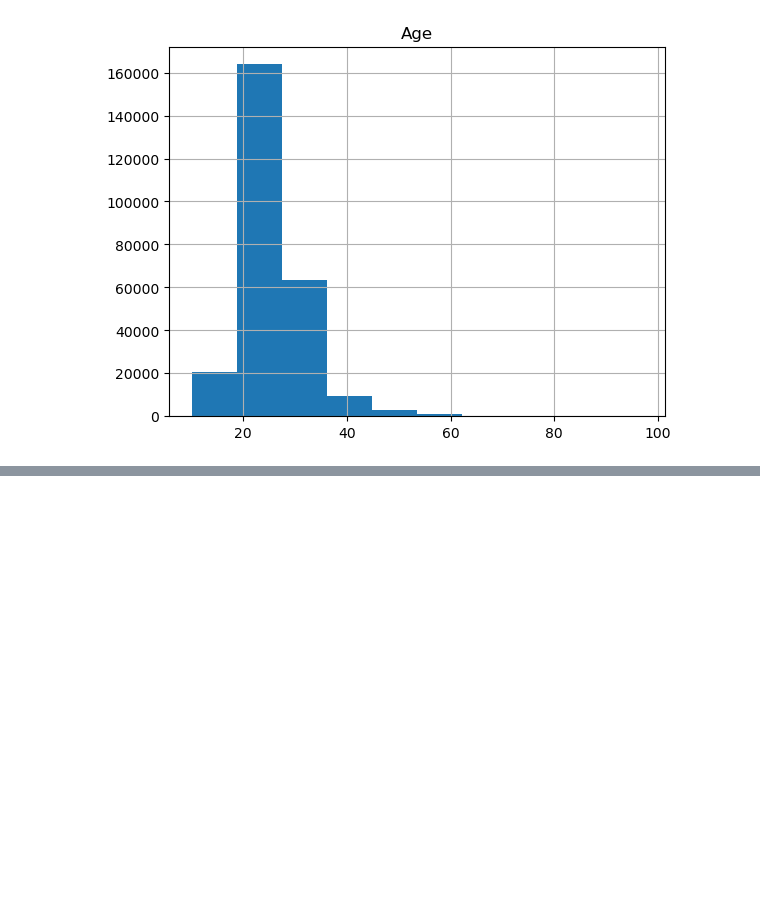
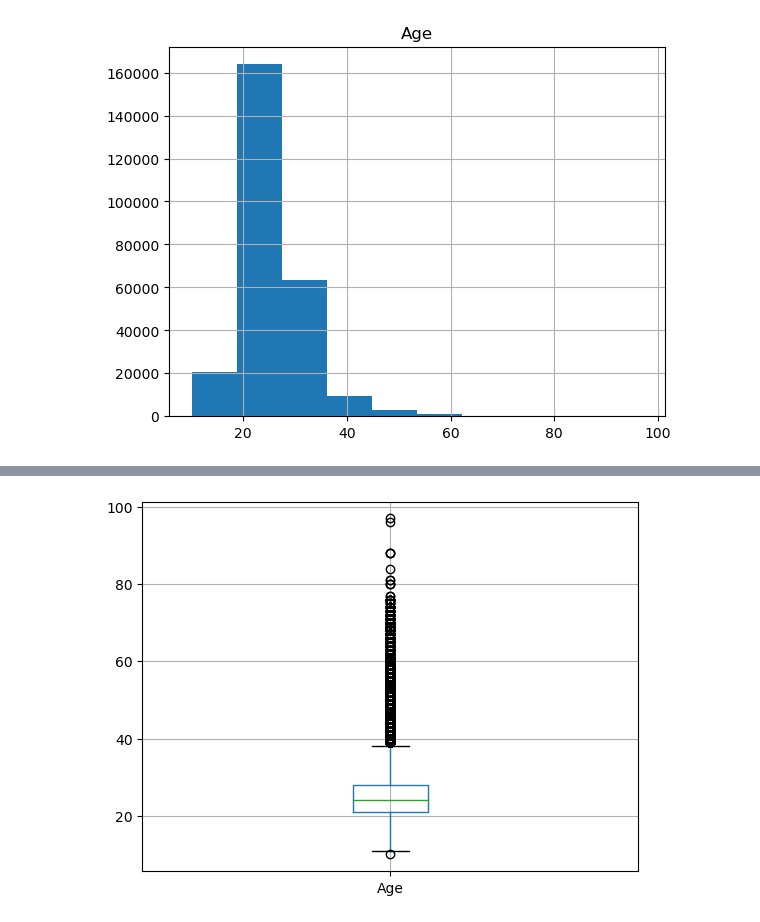
Before and after one commit to francojra/python_para_machine_learning, a Jupyter notebook: Machine_Learning.ipynb, the cells around one changed output, grey strips where cells are left out. Saved outputs shown, nothing was run; the diff lists cells and outputs as text; code cells hidden in the pictures; blank space fills up the shorter version.

```diff
--- a/Machine_Learning.ipynb
+++ b/Machine_Learning.ipynb
@@ -862,0 +863,5 @@ plt.show()
+# %%
+dados.boxplot('Age')
+plt.show()
+# %% [output]
+[figure, added]
```
Also changed, not shown: parts of 7 cells of this notebook.
